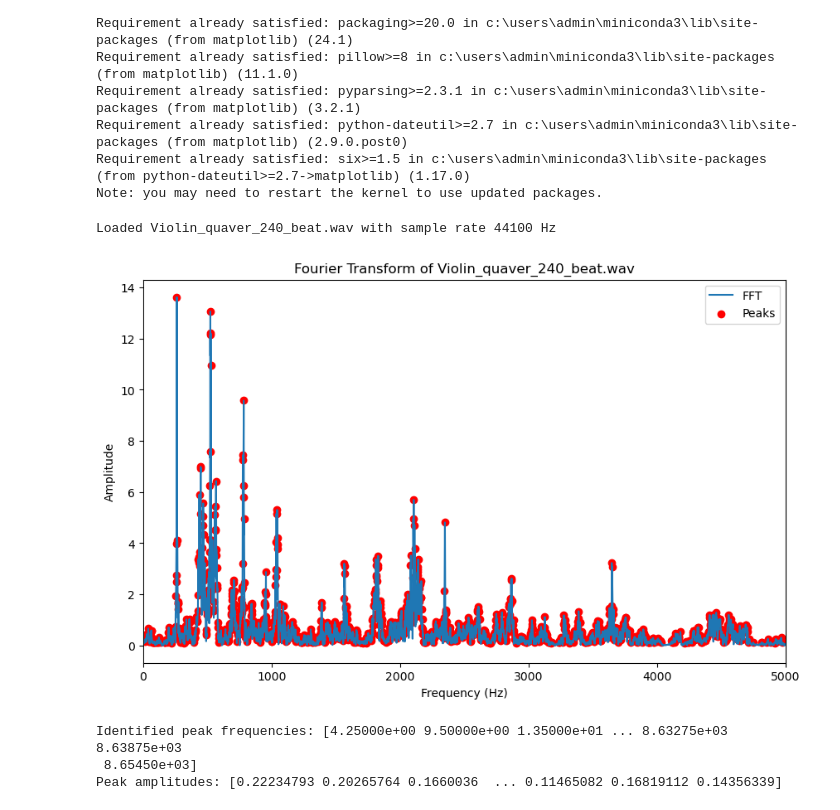
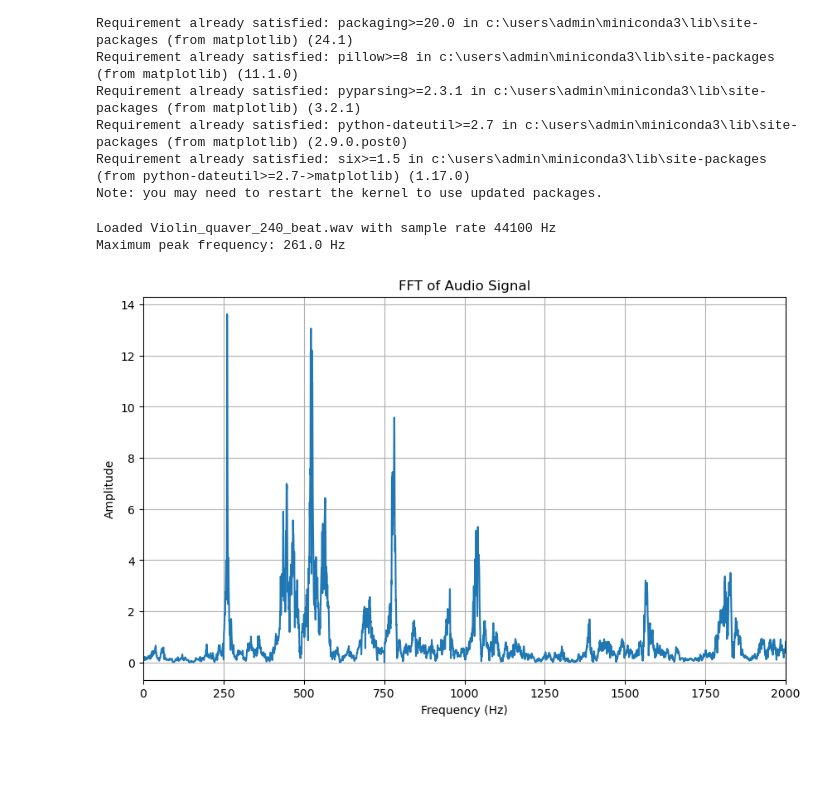
Before and after one commit to SPS-SP2273/learning-portfolio-2025-january-eggvoki, a Jupyter notebook: App challenge (learn pandas)/Untitled Folder/pandas (need).ipynb, the cells around one changed output. Drawn from its saved outputs; the diff is of its cells as text; code cells hidden in the pictures; blank space fills up the shorter version.

```diff
--- a/App challenge (learn pandas)/Untitled Folder/pandas (need).ipynb
+++ b/App challenge (learn pandas)/Untitled Folder/pandas (need).ipynb
@@ -601,7 +601,6 @@ Note: you may need to restart the kernel to use updated packages.
 import numpy as np
 import scipy.io.wavfile as wav
 import matplotlib.pyplot as plt
-from scipy.signal import find_peaks
 
 # Step 1: Load the WAV file
 def load_wav(filename):
@@ -615,52 +614,49 @@ def perform_fft(data, rate):
 
     # Only keep the positive frequencies (real part)
     positive_freqs = freqs[:len(freqs) // 2]
     positive_fft_data = np.abs(fft_data[:len(fft_data) // 2])
 
     return positive_freqs, positive_fft_data
 
-# Step 3: Find the peaks (identify the prominent frequencies)
-def identify_peaks(freqs, fft_data, threshold=0.1):
-    peaks, _ = find_peaks(fft_data, height=threshold)
-    peak_freqs = freqs[peaks]
-    peak_amplitudes = fft_data[peaks]
-    return peak_freqs, peak_amplitudes
+# Step 3: Find the maximum peak frequency
+def find_max_peak(freqs, fft_data):
+    # Find the index of the maximum value in the FFT data
+    max_index = np.argmax(fft_data)
+    # Get the corresponding frequency for the max value
+    max_freq = freqs[max_index]
+    return max_freq
 
 # Step 4: Main code to load and analyze one WAV file
 def analyze_wav(filename):
     rate, data = load_wav(filename)
     print(f"Loaded {filename} with sample rate {rate} Hz")
 
     # If the audio is stereo, take just one channel (mono)
     if len(data.shape) > 1:
         data = data[:, 0]
 
     # Perform FFT
     freqs, fft_data = perform_fft(data, rate)
 
-    # Identify peaks in the FFT data (main frequencies)
-    peak_freqs, peak_amplitudes = identify_peaks(freqs, fft_data)
+    # Find the maximum peak frequency
+    max_freq = find_max_peak(freqs, fft_data)
 
-    # Plot the frequency spectrum
+    # Output the maximum peak frequency
+    print(f"Maximum peak frequency: {max_freq} Hz")
+
+    # Step 5: Plot the FFT data
     plt.figure(figsize=(10, 6))
-    plt.plot(freqs, fft_data, label="FFT")
-    plt.scatter(peak_freqs, peak_amplitudes, color='r', label="Peaks")
-    plt.title(f"Fourier Transform of {filename}")
+    plt.plot(freqs, fft_data)
+    plt.title("FFT of Audio Signal")
     plt.xlabel("Frequency (Hz)")
     plt.ylabel("Amplitude")
-    plt.legend()
-    plt.xlim(0, 5000)  # Limit x-axis for clarity, adjust as needed
+    plt.xlim(0, 2000)  # You can adjust this to focus on the desired frequency range
+    plt.grid(True)
     plt.show()
-
-    # Output the frequencies of the peaks
-    print(f"Identified peak frequencies: {peak_freqs}")
-    print(f"Peak amplitudes: {peak_amplitudes}")
 
 # Example usage: Replace 'your_file.wav' with the path to your actual file
 analyze_wav("Violin_quaver_240_beat.wav")
 # %% [output]
 Loaded Violin_quaver_240_beat.wav with sample rate 44100 Hz
+Maximum peak frequency: 261.0 Hz
-[figure, old version]
+[figure, new version]
-Identified peak frequencies: [4.25000e+00 9.50000e+00 1.35000e+01 ... 8.63275e+03 8.63875e+03
- 8.65450e+03]
-Peak amplitudes: [0.22234793 0.20265764 0.1660036  ... 0.11465082 0.16819112 0.14356339]
```
